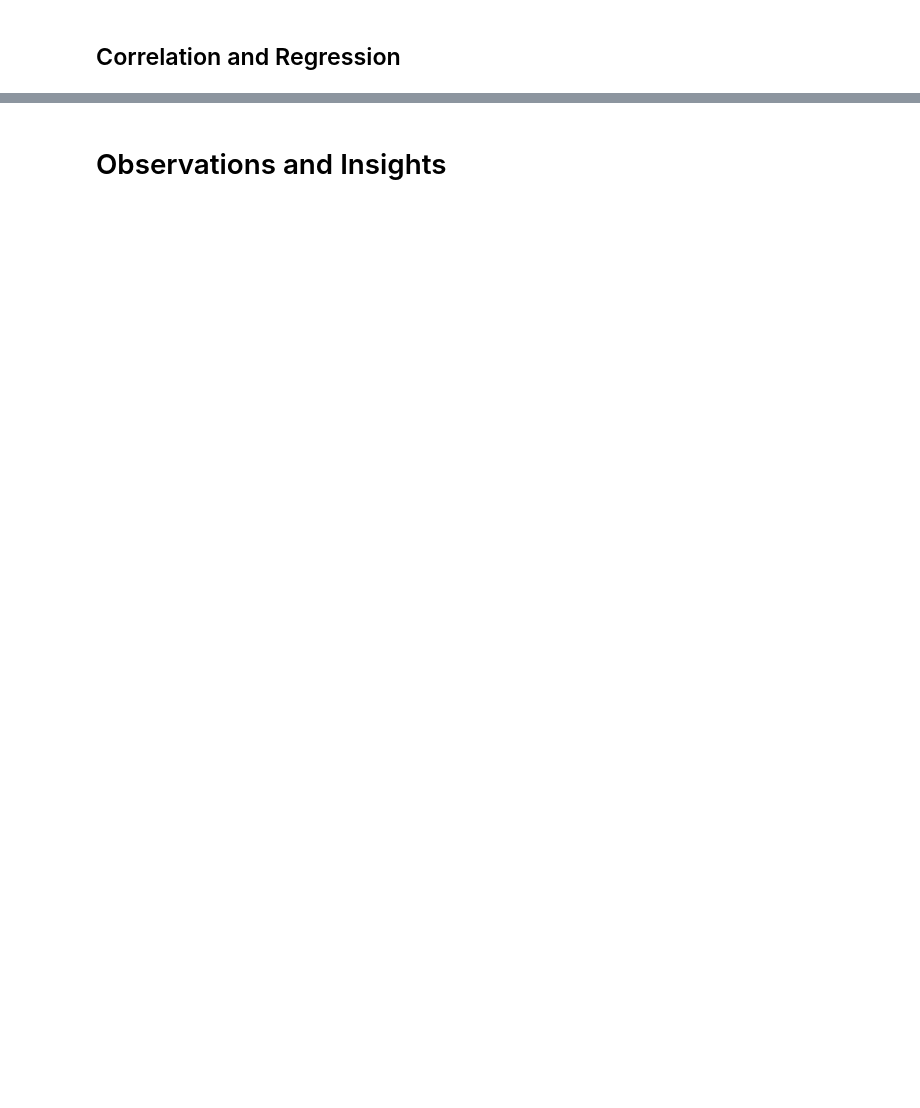
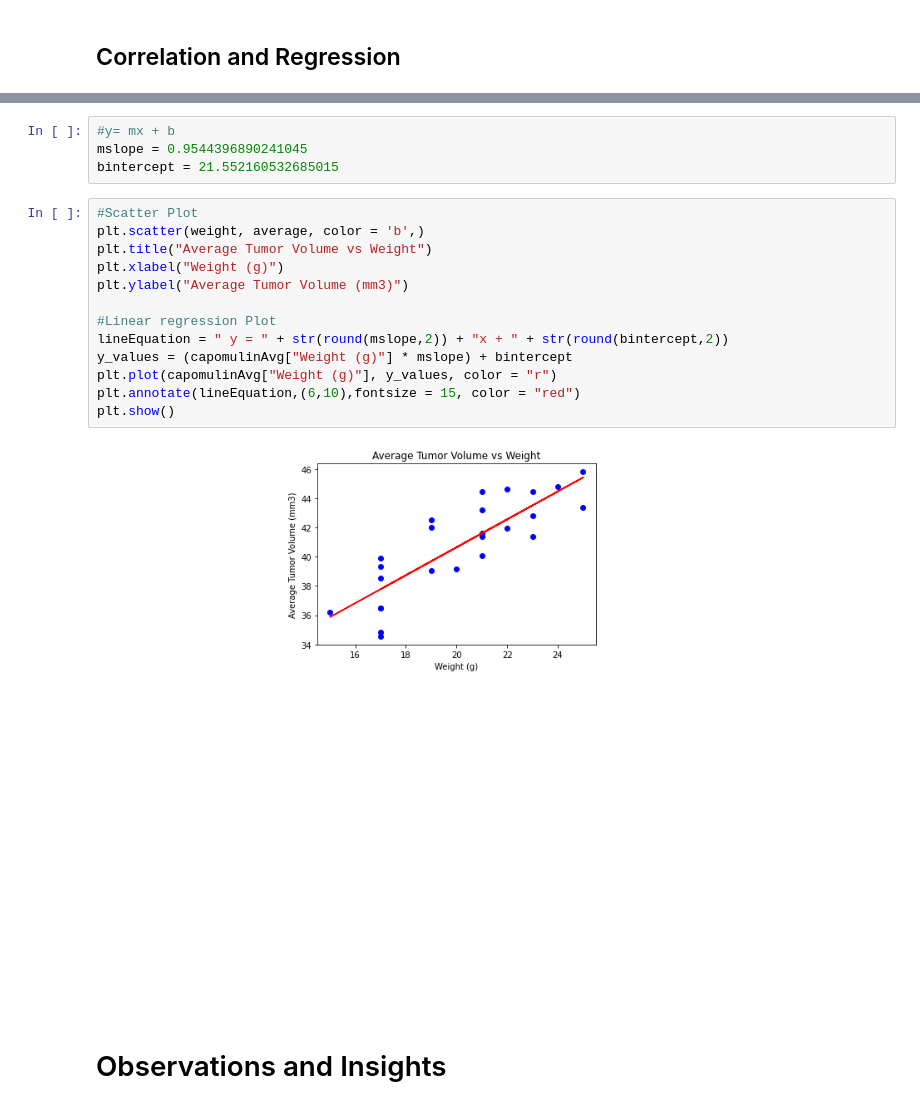
Before and after one commit to RyanAdamGonzalez1996/MatPlotLib_Challenge, a Jupyter notebook: pymaceuticals_starter.ipynb, the cells around one changed output, grey strips where cells are left out. Drawn from its saved outputs; the diff is of its cells as text; blank space fills up the shorter version.

```diff
--- a/pymaceuticals_starter.ipynb
+++ b/pymaceuticals_starter.ipynb
@@ -439,2 +448,21 @@ capomulinScatter
+# %%
+#y= mx + b
+mslope = 0.9544396890241045
+bintercept = 21.552160532685015
+# %%
+#Scatter Plot
+plt.scatter(weight, average, color = 'b',)
+plt.title("Average Tumor Volume vs Weight")
+plt.xlabel("Weight (g)")
+plt.ylabel("Average Tumor Volume (mm3)")
+
+#Linear regression Plot
+lineEquation = " y = " + str(round(mslope,2)) + "x + " + str(round(bintercept,2))
+y_values = (capomulinAvg["Weight (g)"] * mslope) + bintercept
+plt.plot(capomulinAvg["Weight (g)"], y_values, color = "r")
+plt.annotate(lineEquation,(6,10),fontsize = 15, color = "red")
+plt.show()
+# %% [output]
+[figure, added]
 # %% [markdown]
 # Observations and Insights
```
Also changed, not shown: parts of 3 cells of this notebook.
